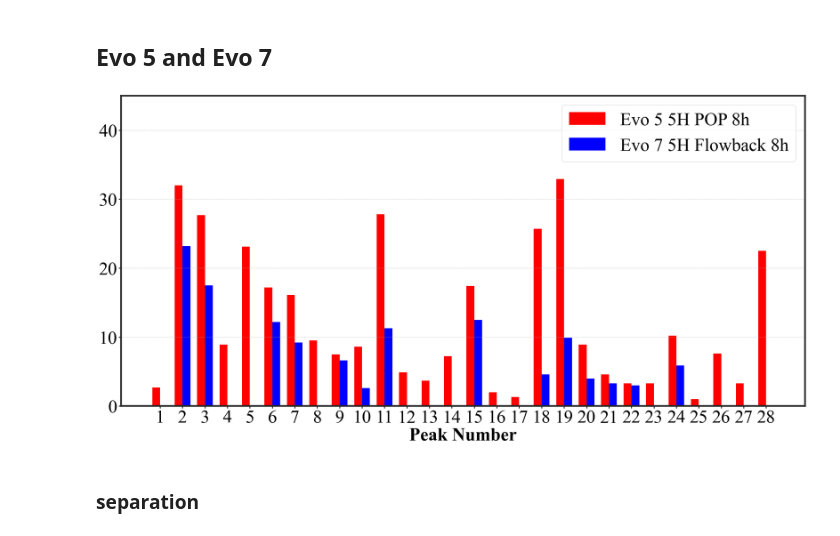
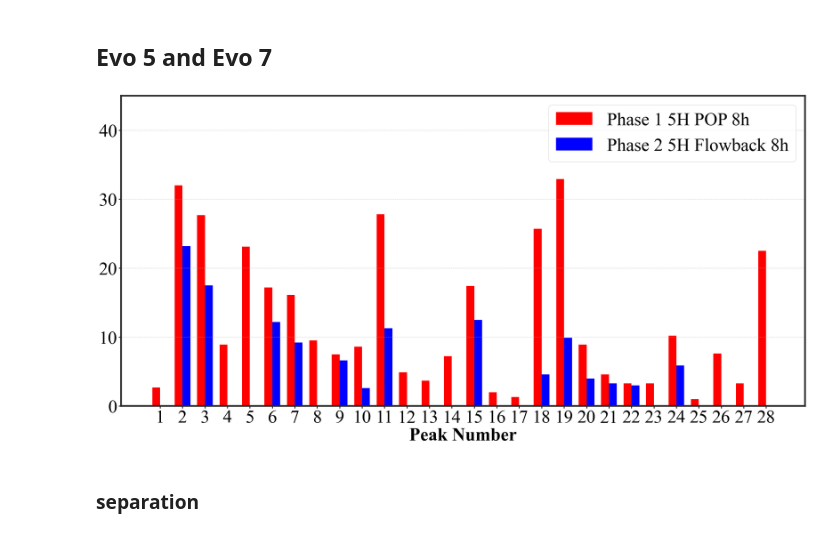
Before and after one commit to felix-mao-1516/plot-for-research-, a Jupyter notebook: 9. bar_figure.ipynb, the cells around one changed output. Saved outputs shown, nothing was run; the diff lists cells and outputs as text; code cells hidden in the pictures.

```diff
--- a/9. bar_figure.ipynb
+++ b/9. bar_figure.ipynb
@@ -395,36 +395,36 @@ plt.figure(figsize=(24,12))
 
 # 设置柱宽和位置
 bar_width = 0.35
 x = np.arange(len(peaks))
 
 # 绘制柱状图
-plt.bar(x - bar_width/2, width_evo5, width=bar_width, label='Evo 5 5H POP 8h', color='red')
-plt.bar(x + bar_width/2, width_evo7, width=bar_width, label='Evo 7 5H Flowback 8h', color="#0000FF")
+plt.bar(x - bar_width/2, width_evo5, width=bar_width, label='Phase 1 5H POP 8h', color='red')
+plt.bar(x + bar_width/2, width_evo7, width=bar_width, label='Phase 2 5H Flowback 8h', color="#0000FF")
 
 # 添加分区线
 # plt.axvline(x=16.5, color='red', linestyle='--')  # Parent well impacted / not impacted
 
 # 添加文本标签
 # plt.text(7, 15, 'Parent well impacted', ha='center', va='center', fontsize=12)
 # plt.text(23, 15, 'Parent well not impacted', ha='center', va='center', fontsize=12)
 
 # 设置刻度和标签
 plt.xticks(x, peaks)
 plt.xlabel('Peak Number')
 # plt.ylabel('0-width, ft')
 # plt.title('Frac hits at B3H during B2H treatment')
 plt.legend()
 plt.ylim(0,45)
 plt.yticks(np.arange(0, 41, 10))
 
 # 显示网格线
 plt.grid(axis='y', linestyle='--', alpha=0.7)
 
 plt.tight_layout()
 # plt.savefig('plot/0-width_bar_figure.png')
 plt.show()
 # %% [output]
-[figure, old version]
+[figure, new version]
 # %% [markdown]
 ### separation
 # %%
```
Also changed, not shown: parts of 2 cells of this notebook, 15 other files.
